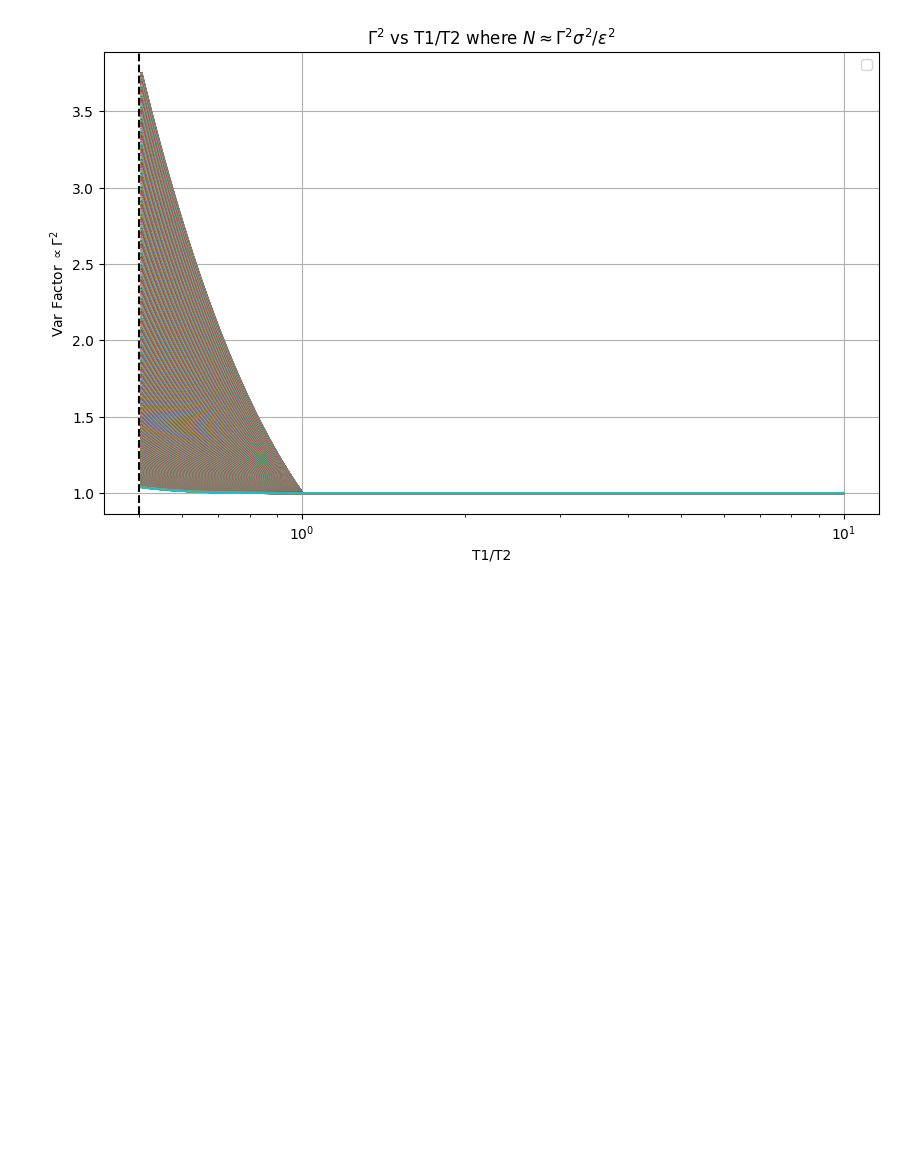
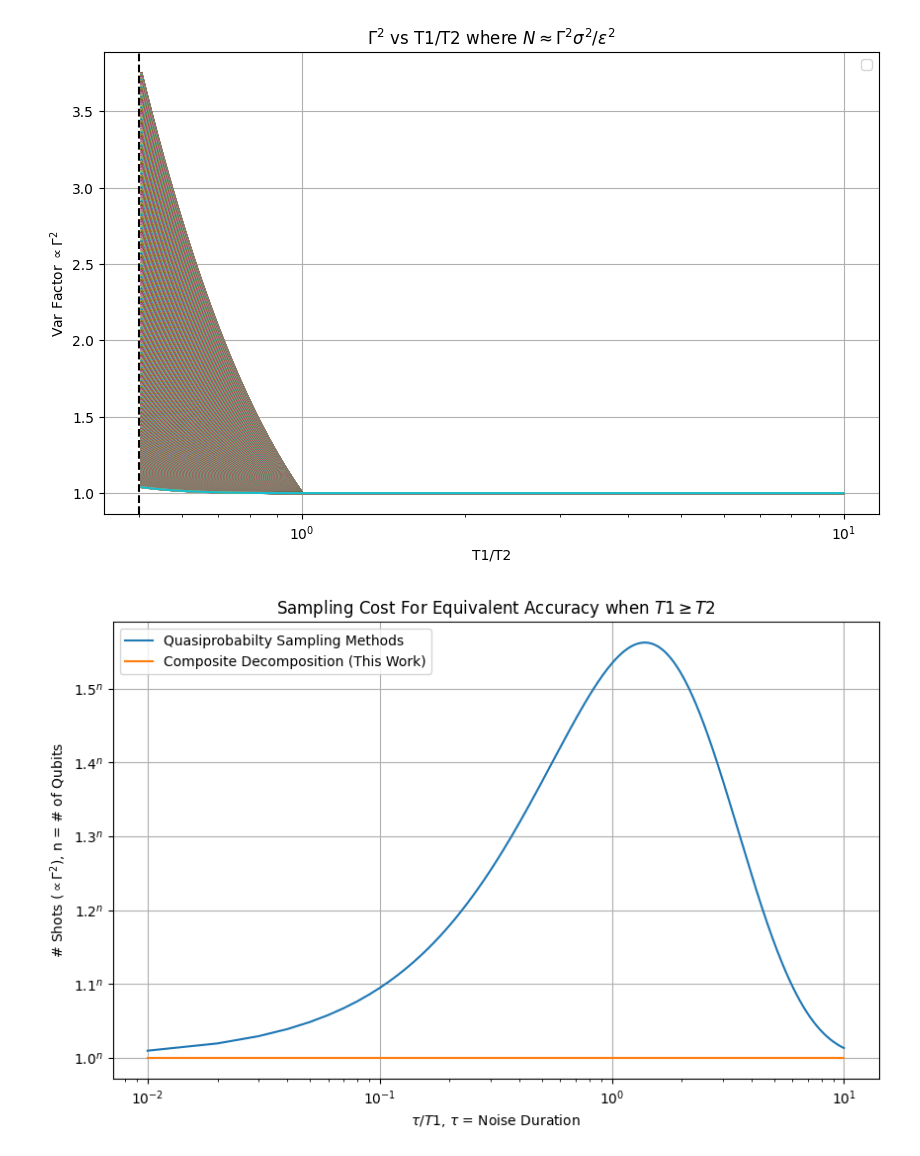
Before and after one commit to pnnl/NWQ-Sim, a Jupyter notebook: stabilizer/damping_work/variance.ipynb, the cells around one changed output. Drawn from its saved outputs; the diff is of its cells as text; code cells hidden in the pictures; blank space fills up the shorter version.

```diff
--- a/stabilizer/damping_work/variance.ipynb
+++ b/stabilizer/damping_work/variance.ipynb
@@ -87,3 +87,75 @@ plt.grid(True)
 plt.show()
 # %% [output]
 [figure]
+# %%
+import numpy as np
+import matplotlib.pyplot as plt
+
+T1 = .01
+T2 = T1
+taus = np.arange(T1/100, 10*T1, T1/100)
+n = 1
+
+p_amp =[]
+p_phase =[]
+for tau in taus:
+    p_amp.append(1-np.exp(-tau/T1))
+    p_phase.append(1-np.exp(-(1/T2 - 1/(2*T1))*tau))
+
+
+def overhead(q):
+    """Calculate overhead Gamma = sum of absolute values."""
+    overhead = np.sum(np.abs(q))**n
+    return overhead
+
+def generate_pdf(gamma, p):
+    c0 = 0.5 * (1.0-gamma+np.sqrt(1.0-gamma))
+    c1 = 0.5 * (1.0-gamma-np.sqrt(1.0-gamma))
+    c2 = gamma
+
+    c0_tot = (1 - p) * c0 + p * c1
+    c1_tot = p * c0 + (1 - p) * c1
+    c2_tot = c2
+
+    return np.array([c0, c1, c2]), np.array([c0_tot, c1_tot, c2_tot])
+
+
+
+tau_T1_index = 0
+
+curve1 = []
+curve2 = []
+
+for gamma, lam in zip(p_amp, p_phase):
+    q1, q2 = generate_pdf(gamma, lam/2)
+
+    # Normalize to sum 1 (or ensure sum=1)
+    # q1 /= np.sum(q1)
+    # q2 /= np.sum(q2)
+
+    """Find Gamma^2"""
+    curve1.append(overhead(q1)**2)
+    curve2.append(overhead(q2)**2)
+
+# Plotting
+# Plotting
+plt.figure(figsize=(10,6))
+plt.plot(taus/T1, curve1, label='Quasiprobabilty Sampling Methods')
+plt.plot(taus/T1, curve2, label='Composite Decomposition (This Work)')
+plt.xlabel(rf'$\tau /T1$, $\tau$ = Noise Duration')
+plt.xscale('log')
+plt.ylabel(rf'# Shots ($\propto \Gamma^2$), n = # of Qubits')
+plt.title(rf'Sampling Cost For Equivalent Accuracy when $T1 \geq T2$')
+plt.legend()
+plt.grid(True)
+
+# Format y-axis tick labels as value^n
+import matplotlib.ticker as ticker
+def format_func(value, tick_number):
+    return rf'{round(value,8)}$^n$'
+
+plt.gca().yaxis.set_major_formatter(ticker.FuncFormatter(format_func))
+
+plt.show()
+# %% [output]
+[figure, added]
```
